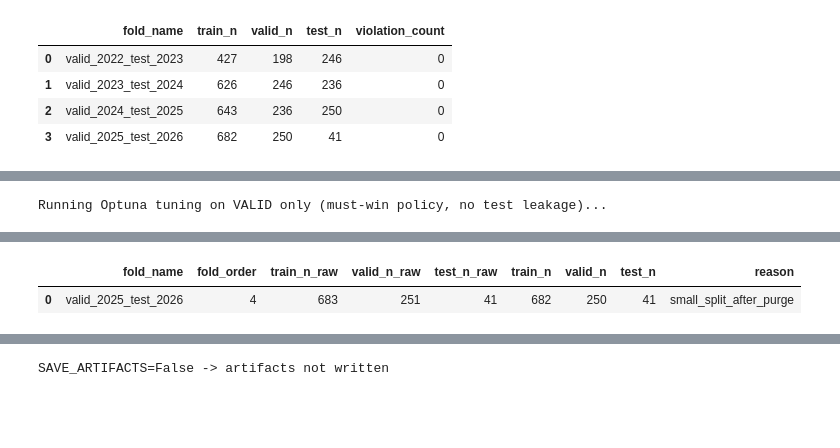
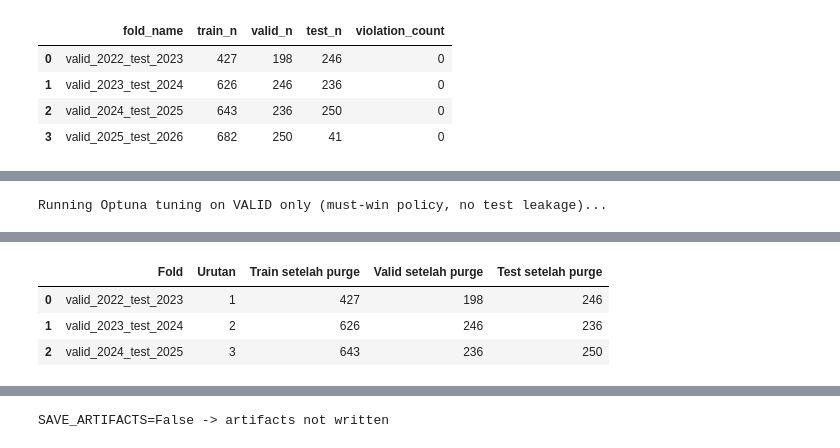
Before and after one commit to DonnyRZ/Alumunium-Price-Prediction, a Jupyter notebook: notebooks/XGBoost.ipynb, the cells around one changed output, grey strips where cells are left out. Saved outputs shown, nothing was run; the diff lists cells and outputs as text; code cells hidden in the pictures; blank space fills up the shorter version.

```diff
--- a/notebooks/XGBoost.ipynb
+++ b/notebooks/XGBoost.ipynb
@@ -722,7 +797,15 @@ if USE_OPTUNA:
     print("REGIME_VOL_Z_USED:", REGIME_VOL_Z_USED)
 
     if not tuning_df.empty:
-        display(tuning_df.head(15))
+        tuning_overview = pd.DataFrame([
+            {"Ringkasan tuning": "Trial selesai", "Nilai": int((tuning_df["state"] == "complete").sum())},
+            {"Ringkasan tuning": "Trial feasible", "Nilai": int(len(feasible_df)) if not feasible_df.empty else 0},
+            {"Ringkasan tuning": "Sumber parameter terpilih", "Nilai": selected_params_source},
+            {"Ringkasan tuning": "Tau no-harm terpilih", "Nilai": round(float(NOHARM_TAU_MULT_USED), 4)},
+            {"Ringkasan tuning": "Ambang regime terpilih", "Nilai": round(float(REGIME_VOL_Z_USED), 4)},
+        ])
+        print("Ringkasan tuning Optuna")
+        display(tuning_overview)
 else:
     print("Optuna skipped -> using fixed REG_PARAMS + NO-HARM + regime defaults")
 
@@ -889,13 +972,87 @@ reg_df = pd.DataFrame(rows)
 pred_df = pd.DataFrame(pred_rows)
 skip_df = pd.DataFrame(skip_rows)
 
+print("Ringkasan training dan evaluasi")
 print("selected_params_source:", selected_params_source)
 print("REG_PARAMS_USED:", REG_PARAMS_USED)
 print("NOHARM_TAU_MULT_USED:", NOHARM_TAU_MULT_USED)
 print("REGIME_VOL_Z_USED:", REGIME_VOL_Z_USED)
-print("reg rows:", len(reg_df), "| pred rows:", len(pred_df), "| skip rows:", len(skip_df))
+print("jumlah fold yang dievaluasi:", len(reg_df))
+print("jumlah baris prediksi tersimpan:", len(pred_df))
+
+fold_eval_view = reg_df[
+    ["fold_name", "fold_order", "train_n", "valid_n", "test_n"]
+].rename(
+    columns={
+        "fold_name": "Fold",
+        "fold_order": "Urutan",
+        "train_n": "Train setelah purge",
+        "valid_n": "Valid setelah purge",
+        "test_n": "Test setelah purge",
+    }
+)
+display(fold_eval_view)
+
 if not skip_df.empty:
-    display(skip_df)
+    skip_view = skip_df.rename(
+        columns={
+            "fold_name": "Fold",
+            "fold_order": "Urutan",
+            "train_n_raw": "Train awal",
+            "valid_n_raw": "Valid awal",
+            "test_n_raw": "Test awal",
+            "train_n": "Train setelah purge",
+            "valid_n": "Valid setelah purge",
+            "test_n": "Test setelah purge",
+            "reason": "Alasan dilewati",
+        }
+    )
+    print(f"{len(skip_view)} fold dilewati karena ukuran split terlalu kecil setelah purge.")
+    display(skip_view)
+else:
+    print("Tidak ada fold yang dilewati setelah purge.")
 
-reg_df
+baseline_catalog = pd.DataFrame([
+    {"Baseline": "persistence_close", "Ide singkat": "Harga berikutnya dianggap sama dengan harga saat ini."},
+    {"Baseline": "drift_mean_ret", "Ide singkat": "Harga bergerak mengikuti rata-rata return historis train."},
+    {"Baseline": "rolling_ret5_scaled", "Ide singkat": "Harga mengikuti rata-rata return pendek terbaru."},
+    {"Baseline": "rolling_ret10_scaled", "Ide singkat": "Harga mengikuti rata-rata return 10 periode terakhir."},
+    {"Baseline": "repeat_last_5event_move", "Ide singkat": "Harga mengulang momentum perubahan 5 event terakhir."},
+])
+
+baseline_choice_view = reg_df[
+    [
+        "fold_name",
+        "baseline_candidate_count",
+        "baseline_valid_name",
+        "baseline_valid_mae",
+        "baseline_test_name",
+        "baseline_test_mae",
+    ]
+].rename(
+    columns={
+        "fold_name": "Fold",
+        "baseline_candidate_count": "Jumlah baseline diuji",
+        "baseline_valid_name": "Baseline terbaik di valid",
+        "baseline_valid_mae": "MAE baseline di valid",
+        "baseline_test_name": "Baseline yang dipakai di test",
+        "baseline_test_mae": "MAE baseline di test",
+    }
+)
+
+baseline_count_view = (
+    reg_df["baseline_test_name"]
+    .value_counts()
+    .rename_axis("Baseline terpilih di test")
+    .reset_index(name="Jumlah fold")
+)
+
+print("Baseline yang dibandingkan")
+display(baseline_catalog)
+
+print("Baseline yang terpilih pada tiap fold")
+display(baseline_choice_view)
+
+print("Baseline yang paling sering terpilih")
+display(baseline_count_view)
 # %% [output]
@@ -950,2 +1100,4 @@ reg rows: 3 | pred rows: 1412 | skip rows: 1
-|  | fold_name | fold_order | train_n_raw | valid_n_raw | test_n_raw | train_n | valid_n | test_n | reason |
-| 0 | valid_2025_test_2026 | 4 | 683 | 251 | 41 | 682 | 250 | 41 | small_split_after_purge |
+|  | Fold | Urutan | Train setelah purge | Valid setelah purge | Test setelah purge |
+| 0 | valid_2022_test_2023 | 1 | 427 | 198 | 246 |
+| 1 | valid_2023_test_2024 | 2 | 626 | 246 | 236 |
+| 2 | valid_2024_test_2025 | 3 | 643 | 236 | 250 |
```
Also changed, not shown: parts of 10 cells of this notebook, 1 other file.
